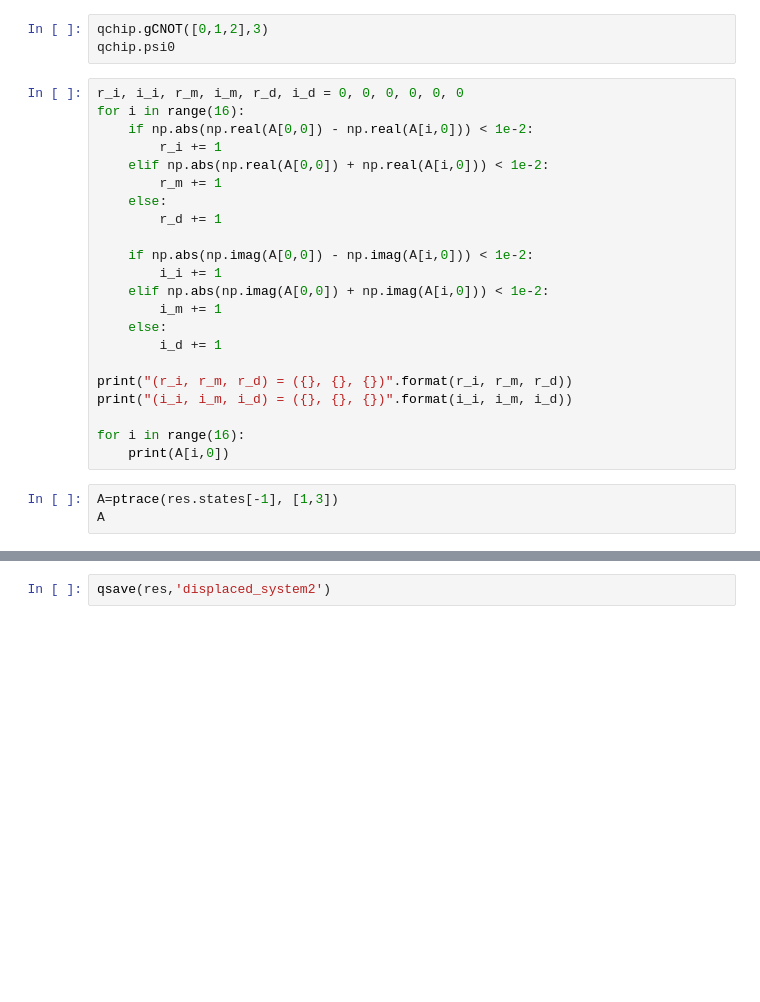
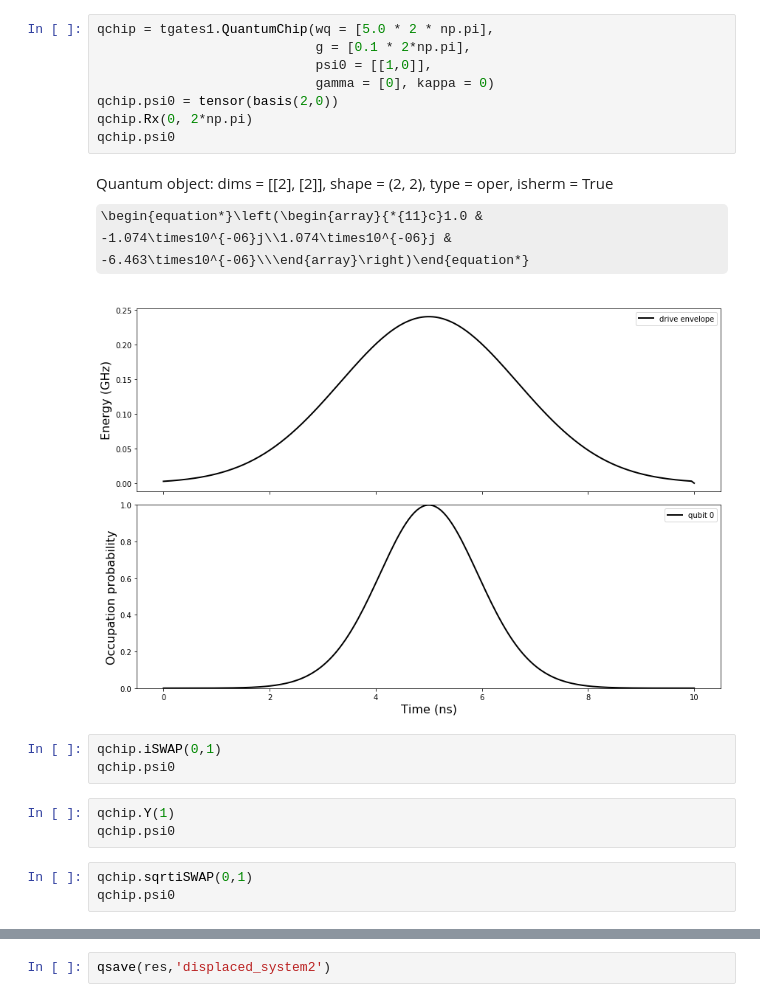
Before and after one commit to mcasanova1445/transmon-thesis, a Jupyter notebook: Test.ipynb, the cells around one changed output, grey strips where cells are left out. Saved outputs shown, nothing was run; the diff lists cells and outputs as text; some formulas as TeX source; blank space fills up the shorter version.

```diff
--- a/Test.ipynb
+++ b/Test.ipynb
@@ -30,28 +29,20 @@ Quantum object: dims = [[2], [2]], shape = (2, 2), type = oper, isherm = True\be
+# %%
+qchip = tgates1.QuantumChip(wq = [5.0 * 2 * np.pi],
+                            g = [0.1 * 2*np.pi],
+                            psi0 = [[1,0]],
+                            gamma = [0], kappa = 0)
+qchip.psi0 = tensor(basis(2,0))
+qchip.Rx(0, 2*np.pi)
+qchip.psi0
+# %% [output]
+Quantum object: dims = [[2], [2]], shape = (2, 2), type = oper, isherm = True\begin{equation*}\left(\begin{array}{*{11}c}1.0 & -1.074\times10^{-06}j\\1.074\times10^{-06}j & -6.463\times10^{-06}\\\end{array}\right)\end{equation*}
+[figure, added]
 # %%
-qchip.gCNOT([0,1,2],3)
+qchip.iSWAP(0,1)
 qchip.psi0
-# %%
-r_i, i_i, r_m, i_m, r_d, i_d = 0, 0, 0, 0, 0, 0
-for i in range(16):
-    if np.abs(np.real(A[0,0]) - np.real(A[i,0])) < 1e-2:
-        r_i += 1
-    elif np.abs(np.real(A[0,0]) + np.real(A[i,0])) < 1e-2:
-        r_m += 1
-    else:
-        r_d += 1
-
-    if np.abs(np.imag(A[0,0]) - np.imag(A[i,0])) < 1e-2:
-        i_i += 1
-    elif np.abs(np.imag(A[0,0]) + np.imag(A[i,0])) < 1e-2:
-        i_m += 1
-    else:
-        i_d += 1
-
-print("(r_i, r_m, r_d) = ({}, {}, {})".format(r_i, r_m, r_d))
-print("(i_i, i_m, i_d) = ({}, {}, {})".format(i_i, i_m, i_d))
-
-for i in range(16):
-    print(A[i,0])
-# %%
-A=ptrace(res.states[-1], [1,3])
-A
+# %%
+qchip.Y(1)
+qchip.psi0
+# %%
+qchip.sqrtiSWAP(0,1)
+qchip.psi0
```
Also changed, not shown: parts of 13 cells of this notebook, 13 other files.
